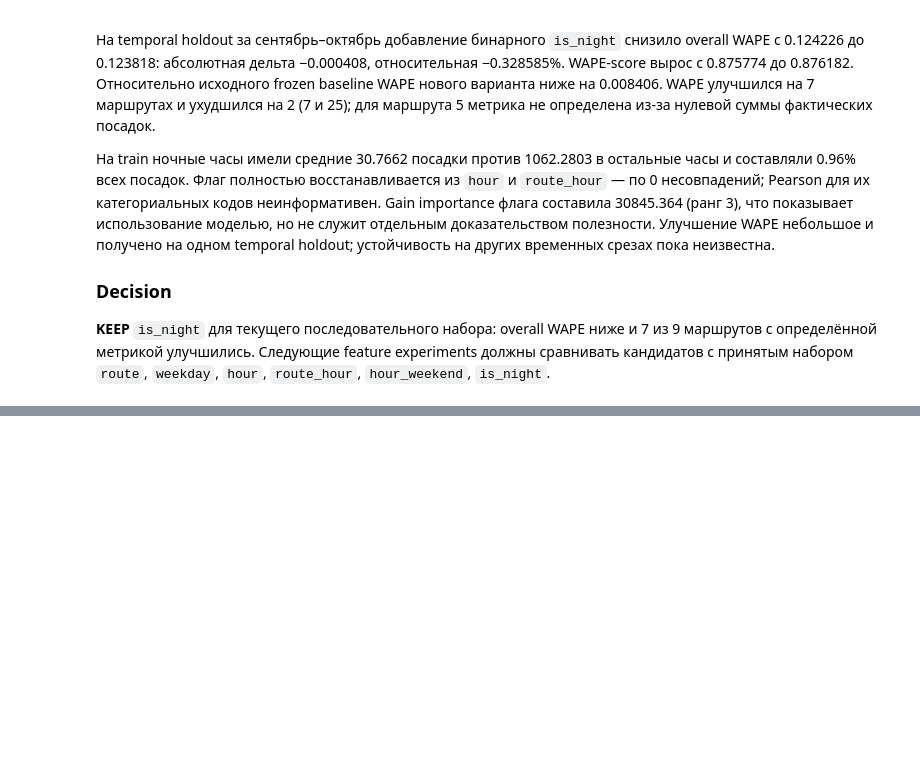
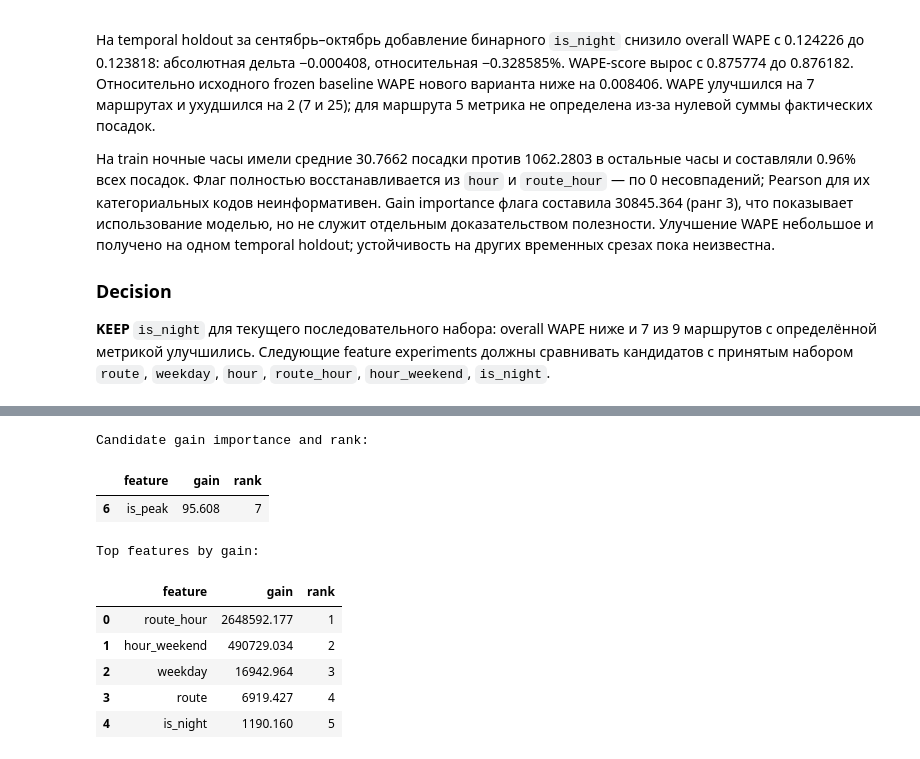
Before and after one commit to rapogahu/MT-Hackathon-2026, a Jupyter notebook: ml/notebooks/feature_engineering.ipynb, the cells around one changed output, grey strips where cells are left out. Saved outputs shown, nothing was run; the diff lists cells and outputs as text; code cells hidden in the pictures; blank space fills up the shorter version.

```diff
--- a/ml/notebooks/feature_engineering.ipynb
+++ b/ml/notebooks/feature_engineering.ipynb
@@ -1692,0 +1819,27 @@ Validation WAPE by route:
+# %%
+candidate_model = peak_models["current_accepted_plus_is_peak"]
+gain_importance = pd.DataFrame({
+    "feature": candidate_model.booster_.feature_name(),
+    "gain": candidate_model.booster_.feature_importance(importance_type="gain"),
+})
+gain_importance["rank"] = gain_importance["gain"].rank(
+    method="min", ascending=False
+).astype(int)
+gain_importance = gain_importance.sort_values(
+    ["gain", "feature"], ascending=[False, True]
+).reset_index(drop=True)
+print("Candidate gain importance and rank:")
+display(gain_importance.loc[gain_importance["feature"].eq("is_peak")].round(3))
+print("Top features by gain:")
+display(gain_importance.head(5).round(3))
+# %% [output]
+Candidate gain importance and rank:
+|  | feature | gain | rank |
+| 6 | is_peak | 95.608 | 7 |
+Top features by gain:
+|  | feature | gain | rank |
+| 0 | route_hour | 2648592.177 | 1 |
+| 1 | hour_weekend | 490729.034 | 2 |
+| 2 | weekday | 16942.964 | 3 |
+| 3 | route | 6919.427 | 4 |
+| 4 | is_night | 1190.160 | 5 |
```
Also changed, not shown: parts of 12 cells of this notebook, 1 other file.
